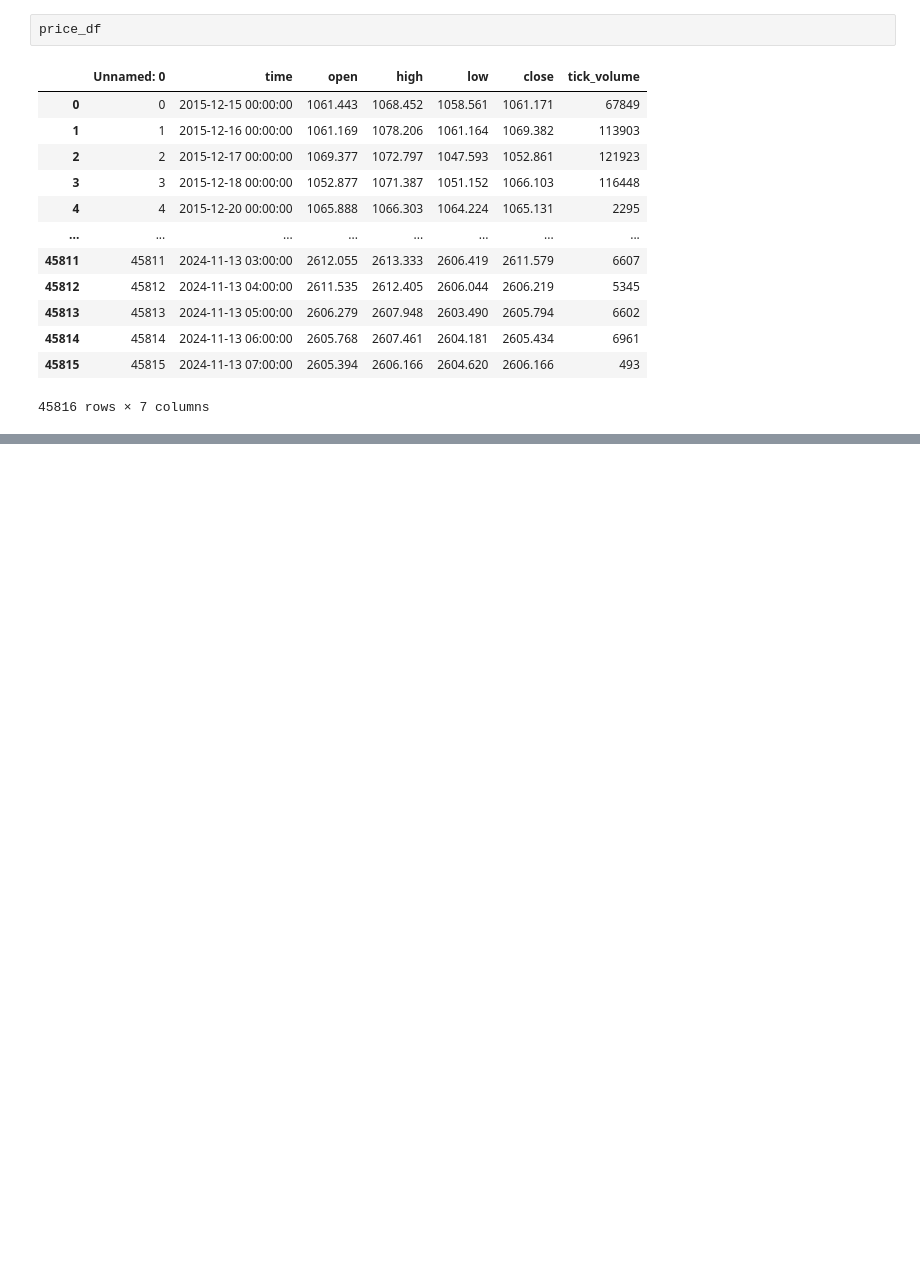
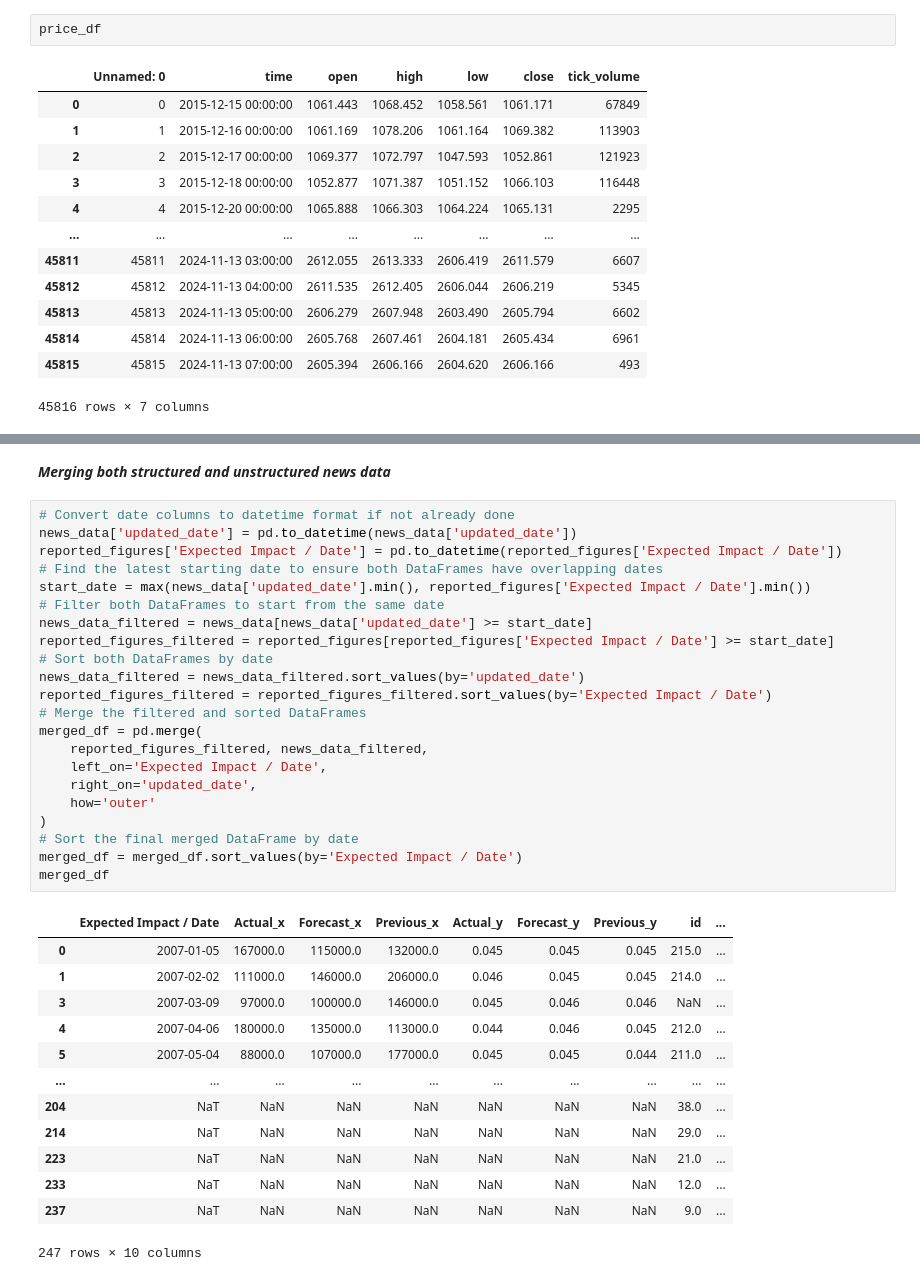
Before and after one commit to marfoky/ASBA-NLP-with-Deep-learning, a Jupyter notebook: News_price_prediction_with_NLP.ipynb, the cells around one changed output, grey strips where cells are left out. Saved outputs shown, nothing was run; the diff lists cells and outputs as text; blank space fills up the shorter version.

```diff
--- a/News_price_prediction_with_NLP.ipynb
+++ b/News_price_prediction_with_NLP.ipynb
@@ -98,0 +150,38 @@ combined_data_sorted
+# %% [markdown]
+***Merging both structured and unstructured news data***
+# %%
+# Convert date columns to datetime format if not already done
+news_data['updated_date'] = pd.to_datetime(news_data['updated_date'])
+reported_figures['Expected Impact / Date'] = pd.to_datetime(reported_figures['Expected Impact / Date'])
+# Find the latest starting date to ensure both DataFrames have overlapping dates
+start_date = max(news_data['updated_date'].min(), reported_figures['Expected Impact / Date'].min())
+# Filter both DataFrames to start from the same date
+news_data_filtered = news_data[news_data['updated_date'] >= start_date]
+reported_figures_filtered = reported_figures[reported_figures['Expected Impact / Date'] >= start_date]
+# Sort both DataFrames by date
+news_data_filtered = news_data_filtered.sort_values(by='updated_date')
+reported_figures_filtered = reported_figures_filtered.sort_values(by='Expected Impact / Date')
+# Merge the filtered and sorted DataFrames
+merged_df = pd.merge(
+    reported_figures_filtered, news_data_filtered,
+    left_on='Expected Impact / Date',
+    right_on='updated_date',
+    how='outer'
+)
+# Sort the final merged DataFrame by date
+merged_df = merged_df.sort_values(by='Expected Impact / Date')
+merged_df
+# %% [output]
+|  | Expected Impact / Date | Actual_x | Forecast_x | Previous_x | Actual_y | Forecast_y | Previous_y | id | ... |
+| 0 | 2007-01-05 | 167000.0 | 115000.0 | 132000.0 | 0.045 | 0.045 | 0.045 | 215.0 | ... |
+| 1 | 2007-02-02 | 111000.0 | 146000.0 | 206000.0 | 0.046 | 0.045 | 0.045 | 214.0 | ... |
+| 3 | 2007-03-09 | 97000.0 | 100000.0 | 146000.0 | 0.045 | 0.046 | 0.046 | NaN | ... |
+| 4 | 2007-04-06 | 180000.0 | 135000.0 | 113000.0 | 0.044 | 0.046 | 0.045 | 212.0 | ... |
+| 5 | 2007-05-04 | 88000.0 | 107000.0 | 177000.0 | 0.045 | 0.045 | 0.044 | 211.0 | ... |
+| ... | ... | ... | ... | ... | ... | ... | ... | ... | ... |
+| 204 | NaT | NaN | NaN | NaN | NaN | NaN | NaN | 38.0 | ... |
+| 214 | NaT | NaN | NaN | NaN | NaN | NaN | NaN | 29.0 | ... |
+| 223 | NaT | NaN | NaN | NaN | NaN | NaN | NaN | 21.0 | ... |
+| 233 | NaT | NaN | NaN | NaN | NaN | NaN | NaN | 12.0 | ... |
+| 237 | NaT | NaN | NaN | NaN | NaN | NaN | NaN | 9.0 | ... |
+247 rows × 10 columns
```
Also changed, not shown: parts of 13 cells of this notebook, 9 other files.
